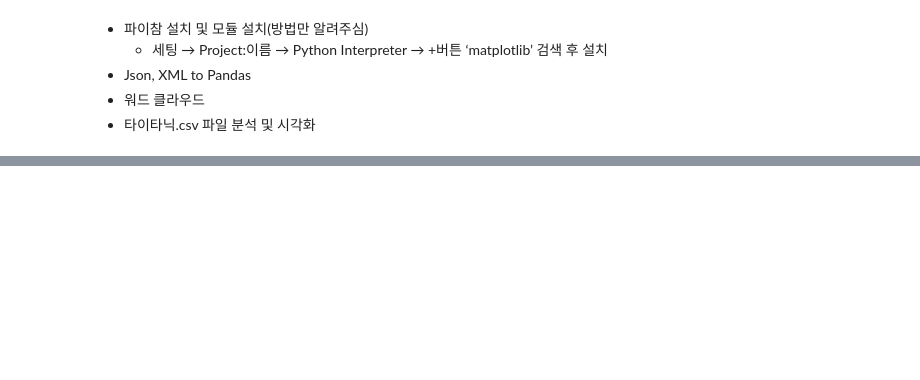
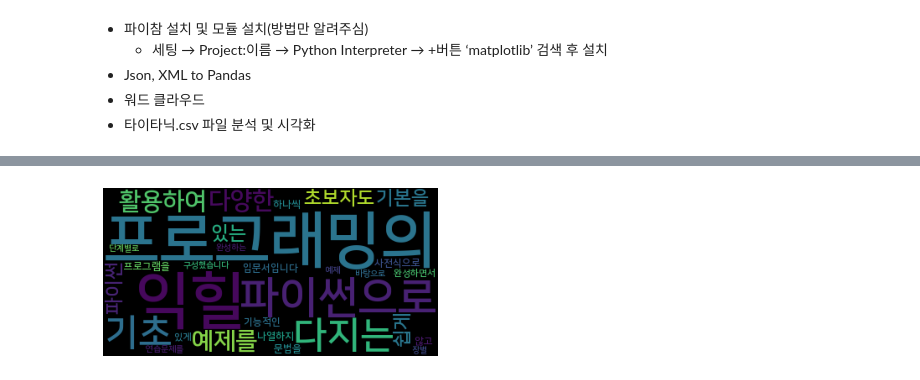
Before and after one commit to serinss/seSAC_Python_Class, a Jupyter notebook: 통계분석시각화_응용.ipynb, the cells around one changed output, grey strips where cells are left out. Cells and saved outputs as stored; diff of their text form; code cells hidden in the pictures; blank space fills up the shorter version.

```diff
--- a/통계분석시각화_응용.ipynb
+++ b/통계분석시각화_응용.ipynb
@@ -35,0 +118,3 @@ print(res) #JSON 방식으로 반환
+# %%
+des_str = df.description[0] # 텍스트도 추출 가능
+# 해당 자료들에서 우리가 원하는 텍스트만 추출하는 것 = '텍스트 마이닝'(Text Mining)
@@ -35,0 +143,8 @@ print(res) #JSON 방식으로 반환
+# %%
+filter_str = "".join( char for char in des_str if(char.isalnum() or char.isspace()) and char !='ㆍ')
+print(filter_str)
+print("======온전한 글자만 추출 완료=======\n")
+
+words = filter_str.split(' ') # 공백 기준으로 분할
+s = pd.Series(words)
+s.value_counts() # 각 단어의 분포 수를 셀 수 있다
@@ -35,0 +227,9 @@ print(res) #JSON 방식으로 반환
+# %%
+wc = WordCloud(font_path='/usr/share/fonts/truetype/nanum/NanumSquareB.ttf')
+wc.generate(filter_str)
+plt.figure()
+plt.imshow(wc)
+plt.axis('off')
+plt.show()
+# %% [output]
+[figure, added]
```
Also changed, not shown: parts of 51 cells of this notebook.
